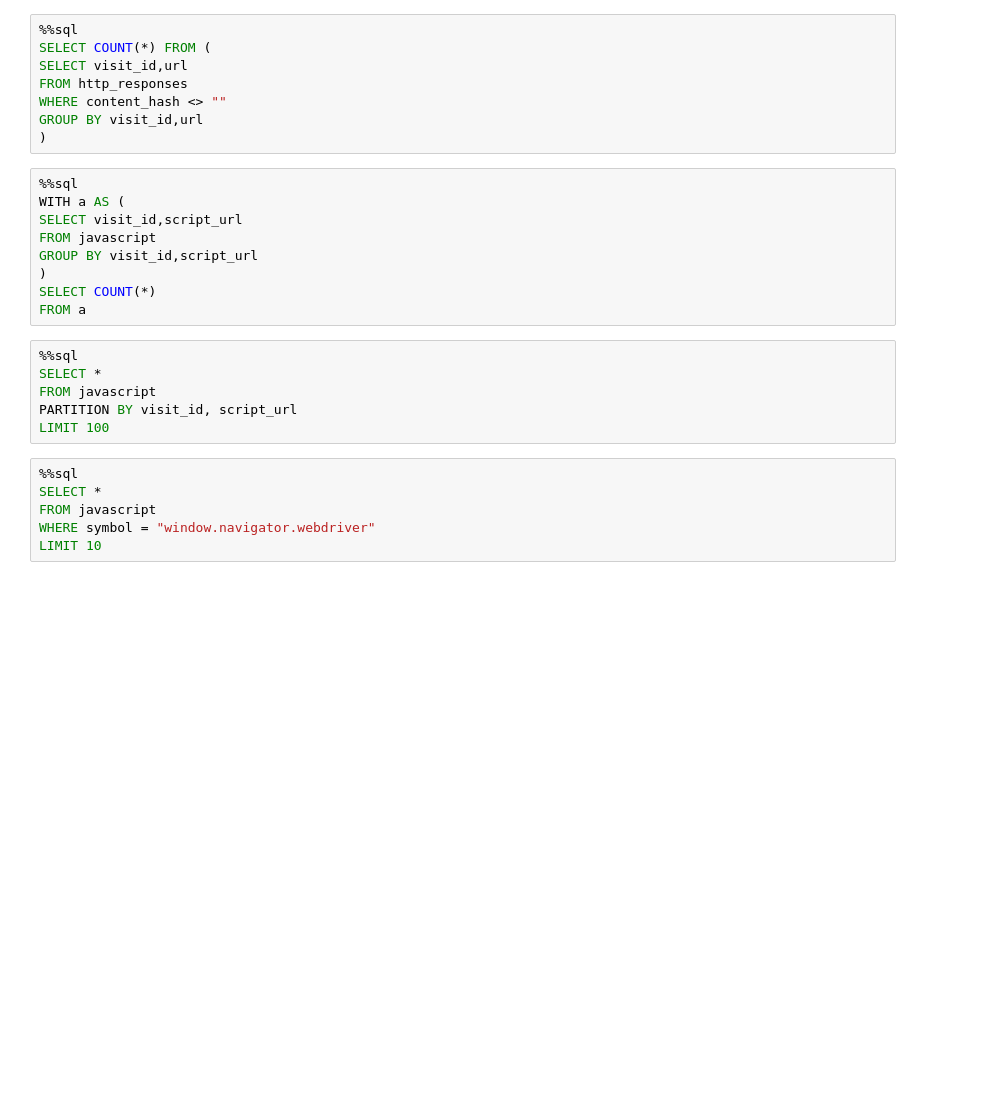
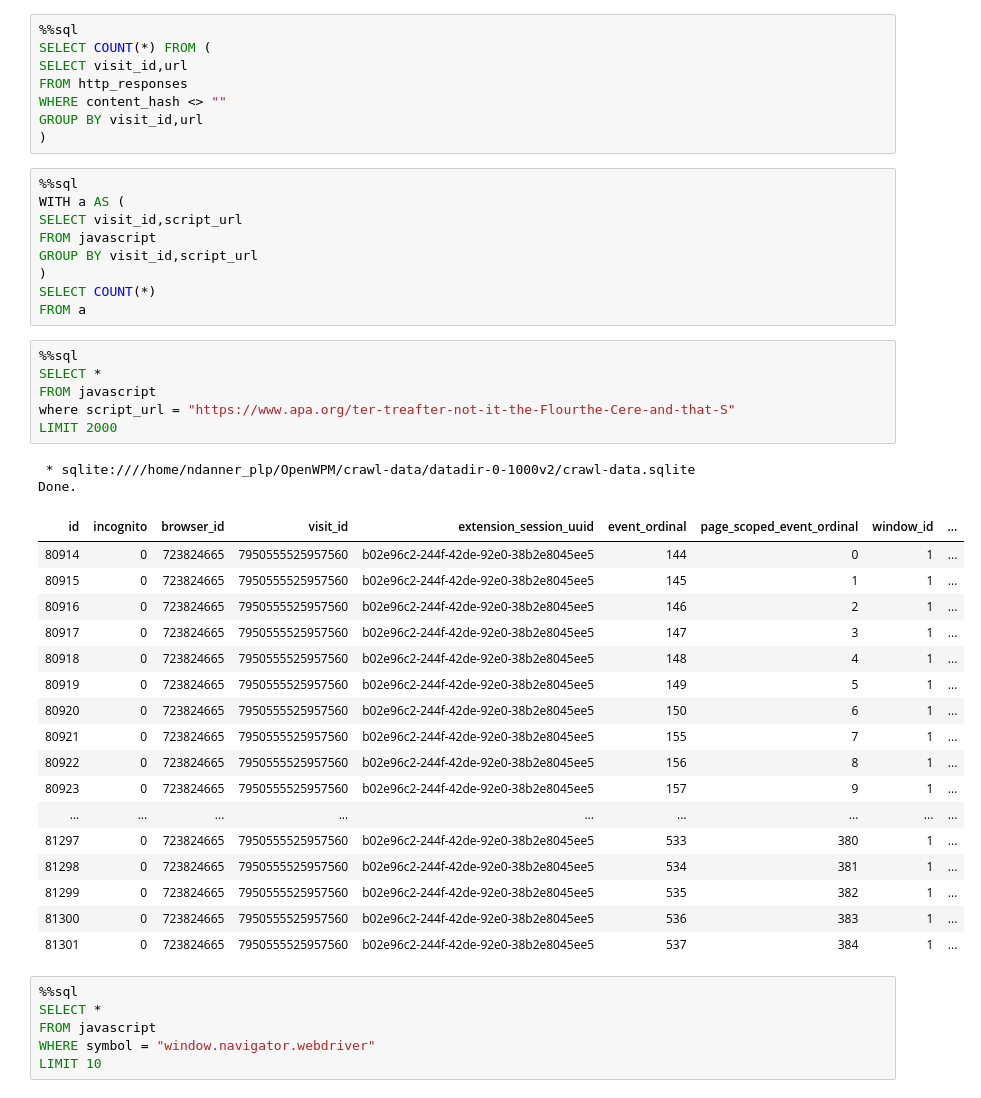
Before and after one commit to tim-stephenson/OpenWPM-Data-Analytics, a Jupyter notebook: main/notebook.ipynb, the cells around one changed output. Drawn from its saved outputs; the diff is of its cells as text; blank space fills up the shorter version.

```diff
--- a/main/notebook.ipynb
+++ b/main/notebook.ipynb
@@ -55,12 +57,32 @@ GROUP BY visit_id,script_url
 )
 SELECT COUNT(*)
 FROM a
-# %%
-%%sql
-SELECT *
-FROM javascript
-PARTITION BY visit_id, script_url
-LIMIT 100
+# %%
+%%sql
+SELECT *
+FROM javascript
+where script_url = "https://www.apa.org/ter-treafter-not-it-the-Flourthe-Cere-and-that-S"
+LIMIT 2000
+# %% [output]
+ * sqlite:////home/ndanner_plp/OpenWPM/crawl-data/datadir-0-1000v2/crawl-data.sqlite
+Done.
+| id | incognito | browser_id | visit_id | extension_session_uuid | event_ordinal | page_scoped_event_ordinal | window_id | ... |
+| 80914 | 0 | 723824665 | 7950555525957560 | b02e96c2-244f-42de-92e0-38b2e8045ee5 | 144 | 0 | 1 | ... |
+| 80915 | 0 | 723824665 | 7950555525957560 | b02e96c2-244f-42de-92e0-38b2e8045ee5 | 145 | 1 | 1 | ... |
+| 80916 | 0 | 723824665 | 7950555525957560 | b02e96c2-244f-42de-92e0-38b2e8045ee5 | 146 | 2 | 1 | ... |
+| 80917 | 0 | 723824665 | 7950555525957560 | b02e96c2-244f-42de-92e0-38b2e8045ee5 | 147 | 3 | 1 | ... |
+| 80918 | 0 | 723824665 | 7950555525957560 | b02e96c2-244f-42de-92e0-38b2e8045ee5 | 148 | 4 | 1 | ... |
+| 80919 | 0 | 723824665 | 7950555525957560 | b02e96c2-244f-42de-92e0-38b2e8045ee5 | 149 | 5 | 1 | ... |
+| 80920 | 0 | 723824665 | 7950555525957560 | b02e96c2-244f-42de-92e0-38b2e8045ee5 | 150 | 6 | 1 | ... |
+| 80921 | 0 | 723824665 | 7950555525957560 | b02e96c2-244f-42de-92e0-38b2e8045ee5 | 155 | 7 | 1 | ... |
+| 80922 | 0 | 723824665 | 7950555525957560 | b02e96c2-244f-42de-92e0-38b2e8045ee5 | 156 | 8 | 1 | ... |
+| 80923 | 0 | 723824665 | 7950555525957560 | b02e96c2-244f-42de-92e0-38b2e8045ee5 | 157 | 9 | 1 | ... |
+| ... | ... | ... | ... | ... | ... | ... | ... | ... |
+| 81297 | 0 | 723824665 | 7950555525957560 | b02e96c2-244f-42de-92e0-38b2e8045ee5 | 533 | 380 | 1 | ... |
+| 81298 | 0 | 723824665 | 7950555525957560 | b02e96c2-244f-42de-92e0-38b2e8045ee5 | 534 | 381 | 1 | ... |
+| 81299 | 0 | 723824665 | 7950555525957560 | b02e96c2-244f-42de-92e0-38b2e8045ee5 | 535 | 382 | 1 | ... |
+| 81300 | 0 | 723824665 | 7950555525957560 | b02e96c2-244f-42de-92e0-38b2e8045ee5 | 536 | 383 | 1 | ... |
+| 81301 | 0 | 723824665 | 7950555525957560 | b02e96c2-244f-42de-92e0-38b2e8045ee5 | 537 | 384 | 1 | ... |
 # %%
 %%sql
 SELECT *
```
Also changed, not shown: parts of 1 cell of this notebook, 1 other file.
